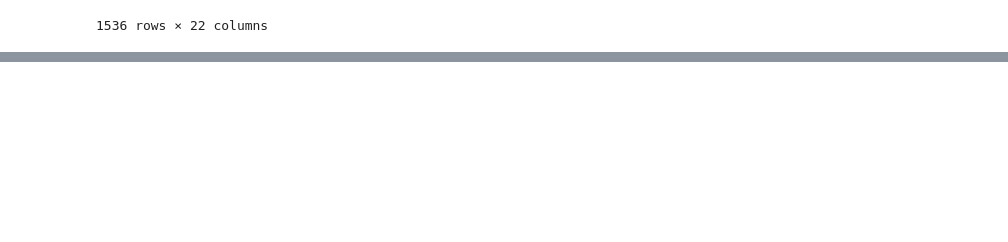
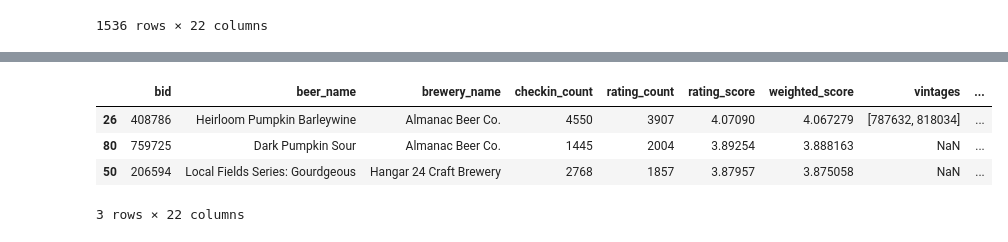
Before and after one commit to gwezerek/ipy_notebooks, a Jupyter notebook: Untappd Graphs.ipynb, the cells around one changed output, grey strips where cells are left out. Saved outputs shown, nothing was run; the diff lists cells and outputs as text; code cells hidden in the pictures; blank space fills up the shorter version.

```diff
--- a/Untappd Graphs.ipynb
+++ b/Untappd Graphs.ipynb
@@ -205,0 +188,2 @@ top_us_states
+# %%
+top_us_states['beer_description'].fillna("No description provided for this beer.", inplace=True)
@@ -206 +192,9 @@ top_us_states
+# %%
+top_us_states[top_us_states['brewery_state']=='CA']
+# %% [output]
+|  | bid | beer_name | brewery_name | checkin_count | rating_count | rating_score | weighted_score | vintages | ... |
+| 26 | 408786 | Heirloom Pumpkin Barleywine | Almanac Beer Co. | 4550 | 3907 | 4.07090 | 4.067279 | [787632, 818034] | ... |
+| 80 | 759725 | Dark Pumpkin Sour | Almanac Beer Co. | 1445 | 2004 | 3.89254 | 3.888163 | NaN | ... |
+| 50 | 206594 | Local Fields Series: Gourdgeous | Hangar 24 Craft Brewery | 2768 | 1857 | 3.87957 | 3.875058 | NaN | ... |
+3 rows × 22 columns
 # %%
```
Also changed, not shown: parts of 7 cells of this notebook.
